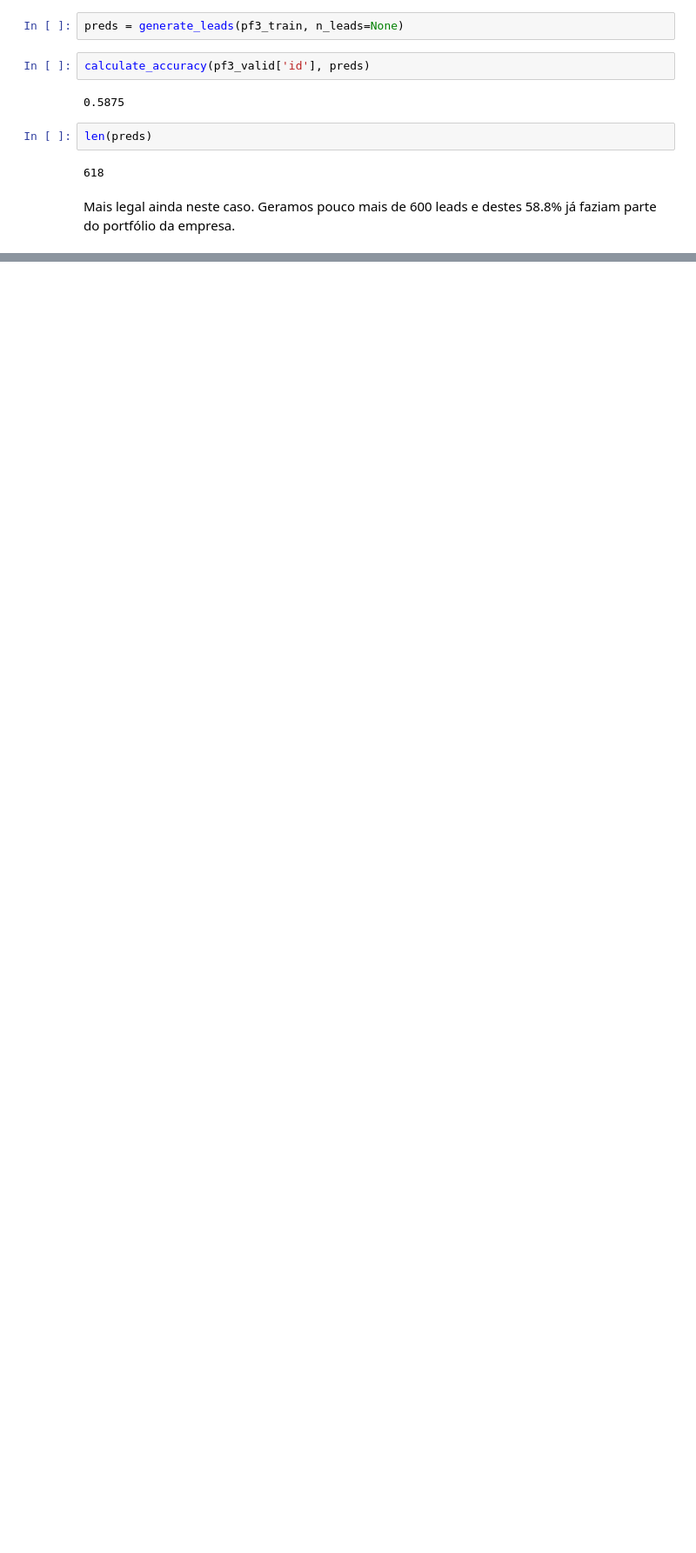
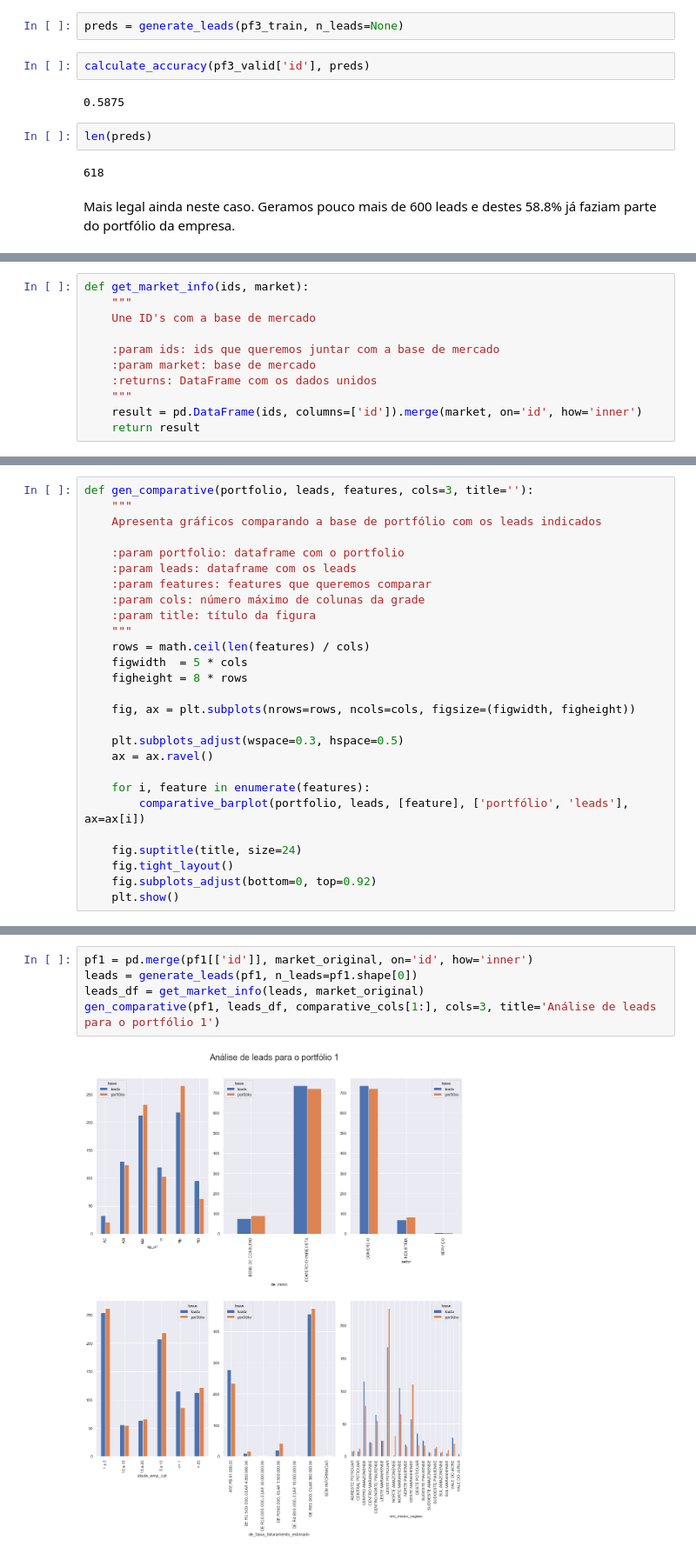
Before and after one commit to pvoloshyn/AceleraDev-DS2020, a Jupyter notebook: projeto/notebooks/Leads Predictor.ipynb, the cells around one changed output, grey strips where cells are left out. Shown at 87% size. Drawn from its saved outputs; the diff is of its cells as text; blank space fills up the shorter version.

Commit message:
Atualização da solução
Agora apresentando gráficos comparativos entre portfólios e os leads gerados.

```diff
--- a/projeto/notebooks/Leads Predictor.ipynb
+++ b/projeto/notebooks/Leads Predictor.ipynb
@@ -638,0 +648,11 @@ Mais legal ainda neste caso. Geramos pouco mais de 600 leads e destes 58.8% já
+# %%
+def get_market_info(ids, market):
+    """
+    Une ID's com a base de mercado
+
+    :param ids: ids que queremos juntar com a base de mercado
+    :param market: base de mercado
+    :returns: DataFrame com os dados unidos
+    """
+    result = pd.DataFrame(ids, columns=['id']).merge(market, on='id', how='inner')
+    return result
@@ -638,0 +684,27 @@ Mais legal ainda neste caso. Geramos pouco mais de 600 leads e destes 58.8% já
+# %%
+def gen_comparative(portfolio, leads, features, cols=3, title=''):
+    """
+    Apresenta gráficos comparando a base de portfólio com os leads indicados
+
+    :param portfolio: dataframe com o portfolio
+    :param leads: dataframe com os leads
+    :param features: features que queremos comparar
+    :param cols: número máximo de colunas da grade
+    :param title: título da figura
+    """
+    rows = math.ceil(len(features) / cols)
+    figwidth  = 5 * cols
+    figheight = 8 * rows
+
+    fig, ax = plt.subplots(nrows=rows, ncols=cols, figsize=(figwidth, figheight))
+
+    plt.subplots_adjust(wspace=0.3, hspace=0.5)
+    ax = ax.ravel()
+
+    for i, feature in enumerate(features):
+        comparative_barplot(portfolio, leads, [feature], ['portfólio', 'leads'], ax=ax[i])
+
+    fig.suptitle(title, size=24)
+    fig.tight_layout()
+    fig.subplots_adjust(bottom=0, top=0.92)
+    plt.show()
@@ -638,0 +715,7 @@ Mais legal ainda neste caso. Geramos pouco mais de 600 leads e destes 58.8% já
+# %%
+pf1 = pd.merge(pf1[['id']], market_original, on='id', how='inner')
+leads = generate_leads(pf1, n_leads=pf1.shape[0])
+leads_df = get_market_info(leads, market_original)
+gen_comparative(pf1, leads_df, comparative_cols[1:], cols=3, title='Análise de leads para o portfólio 1')
+# %% [output]
+[figure, added]
```
Also changed, not shown: parts of 13 cells of this notebook.
